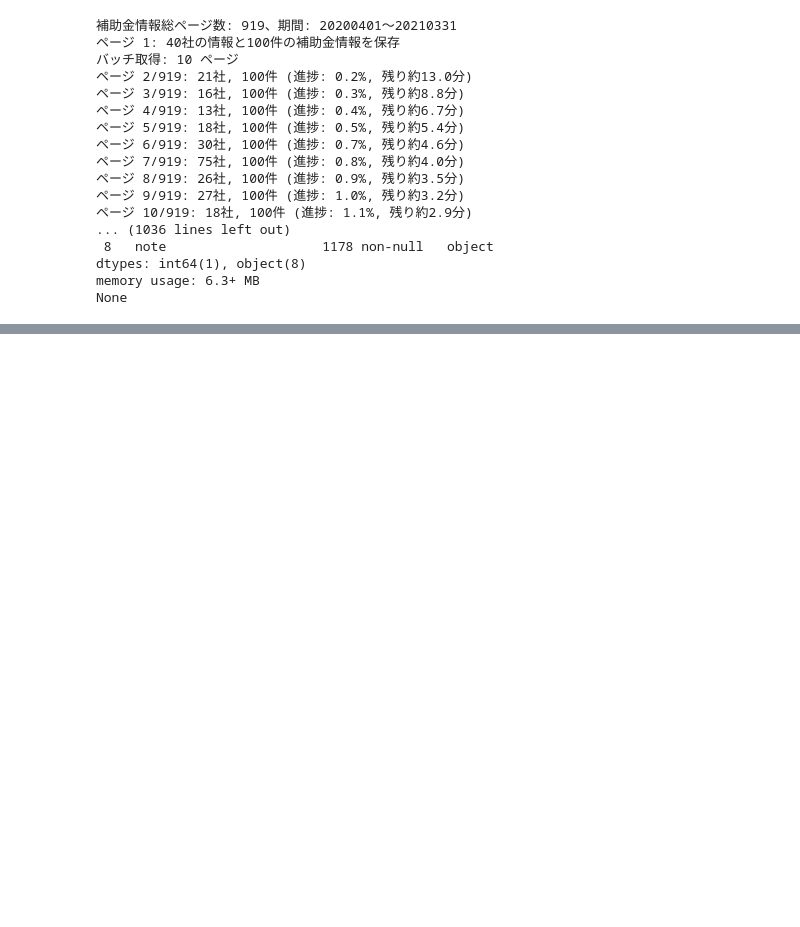
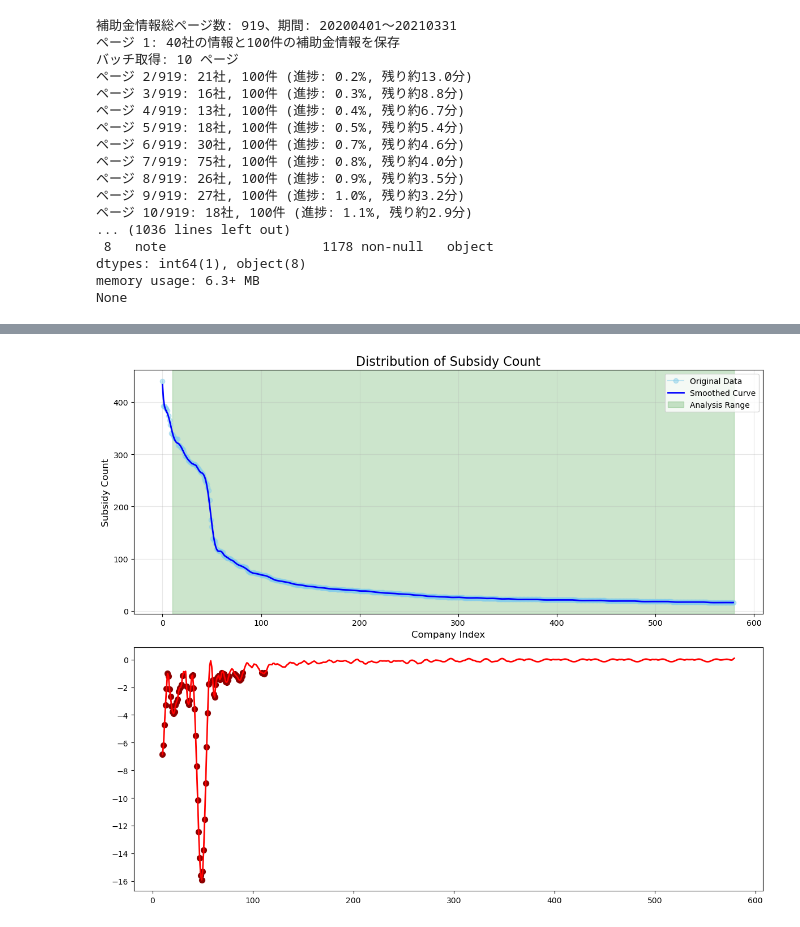
Before and after one commit to Rioto3/gbizinfo-subsidy-analysis, a Jupyter notebook: notebooks/gbiz_subsidy.ipynb, the cells around one changed output, grey strips where cells are left out. Drawn from its saved outputs; the diff is of its cells as text; code cells hidden in the pictures; blank space fills up the shorter version.

```diff
--- a/notebooks/gbiz_subsidy.ipynb
+++ b/notebooks/gbiz_subsidy.ipynb
@@ -258,3 +258,87 @@ if __name__ == "__main__":
 dtypes: int64(1), object(8)
 memory usage: 6.3+ MB
 None
+# %%
+import pandas as pd
+import numpy as np
+import matplotlib.pyplot as plt
+from scipy.signal import savgol_filter
+import os
+
+def load_dataset(year):
+    """データセットを読み込む"""
+    companies_file = f'companies_{year}.csv'
+    subsidies_file = f'subsidies_{year}.csv'
+
+    if os.path.exists(companies_file) and os.path.exists(subsidies_file):
+        companies_df = pd.read_csv(companies_file)
+        subsidies_df = pd.read_csv(subsidies_file)
+        print("既存のCSVファイルからデータを読み込みました。")
+        return companies_df, subsidies_df
+    else:
+        print("CSVファイルが見つかりません。データ取得が必要です。")
+        return None, None
+
+def analyze_subsidies(subsidies_df):
+    """補助金データの分析"""
+    # 企業ごとの補助金データを集計
+    company_counts_df = subsidies_df.groupby('corporate_number').agg({
+        'title': 'count',
+        'amount': lambda x: pd.to_numeric(x.apply(lambda val: str(val).replace(',', '')), errors='coerce').sum(),
+        'government_departments': 'nunique'
+    }).rename(columns={
+        'title': 'subsidy_count',
+        'amount': 'total_amount'
+    }).sort_values('subsidy_count', ascending=False)
+
+    return company_counts_df
+
+def subsidy_trend_analysis(df, variable='subsidy_count', window_size=31, polyorder=7, skip_initial=10):
+    """補助金トレンド分析"""
+    subsidy_counts = df[variable].values
+    x = np.arange(len(subsidy_counts))
+
+    # グラフ作成
+    fig, (ax1, ax2) = plt.subplots(2, 1, figsize=(12, 10))
+
+    ax1.plot(x, subsidy_counts, 'o-', color='skyblue', alpha=0.5, label='Original Data')
+
+    smoothed = savgol_filter(subsidy_counts, window_size, polyorder)
+    ax1.plot(x, smoothed, '-', color='blue', linewidth=2, label='Smoothed Curve')
+
+    ax1.axvspan(skip_initial, len(x), alpha=0.2, color='green', label='Analysis Range')
+
+    ax1.set_title('Distribution of Subsidy Count', fontsize=16)
+    ax1.set_xlabel('Company Index', fontsize=12)
+    ax1.set_ylabel('Subsidy Count', fontsize=12)
+    ax1.legend()
+    ax1.grid(True, alpha=0.3)
+
+    # 微分計算
+    x_limited = x[skip_initial:]
+    smoothed_limited = smoothed[skip_initial:]
+    derivatives = np.gradient(smoothed_limited)
+
+    ax2.plot(x_limited, derivatives, '-', color='red', linewidth=2)
+
+    # 重要な変化点の検出
+    threshold = np.std(derivatives) * 0.5
+    significant_changes = np.where(np.abs(derivatives) > threshold)[0]
+
+    ax2.scatter(x_limited[significant_changes], derivatives[significant_changes],
+               color='darkred', s=50, label='Significant Change Points')
+
+    plt.tight_layout()
+    plt.show()
+
+def main():
+    year = 2020
+    companies_df, subsidies_df = load_dataset(year)
+
+    if subsidies_df is not None:
+        company_counts_df = analyze_subsidies(subsidies_df)
+        subsidy_trend_analysis(company_counts_df.head(580))
+
+if __name__ == "__main__":
+    main()
+# %% [output]
@@ -260,0 +346 @@ None
+[figure, added]
```
Also changed, not shown: parts of 1 cell of this notebook.
